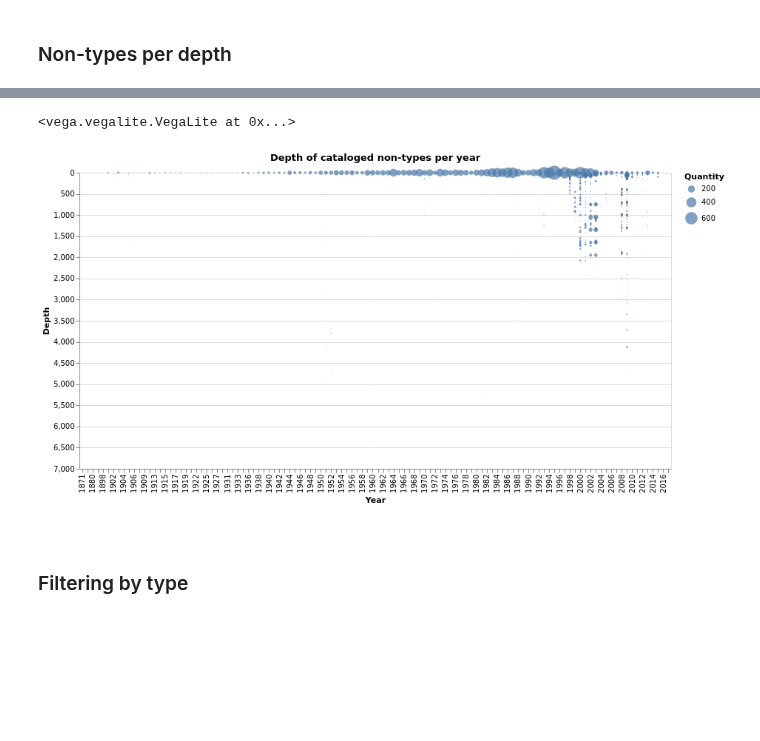
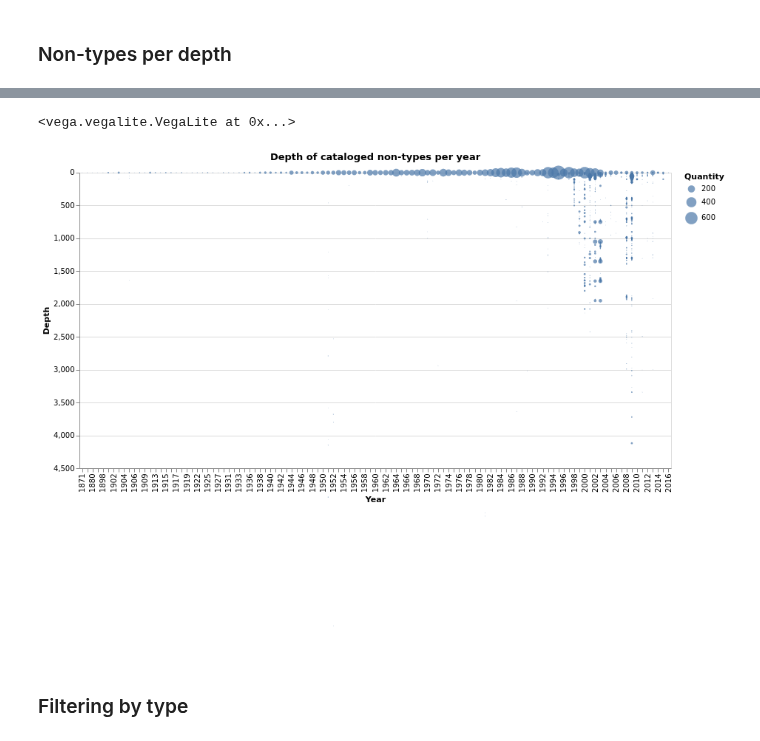
Before and after one commit to aslamedeiros/Vis_Zoo---Fase-1, a Jupyter notebook: depth.ipynb, the cells around one changed output, grey strips where cells are left out. Cells and saved outputs as stored; diff of their text form; code cells hidden in the pictures; blank space fills up the shorter version.

```diff
--- a/depth.ipynb
+++ b/depth.ipynb
@@ -441,0 +446,2 @@ t = t.groupby(['start_year', 'min_depth']).count()['count'].reset_index()
+# %%
+t = t[(t['start_year'] > 1800) & (t['start_year'] <= 2020)]
@@ -453,21 +474,21 @@ min_y = min(l)
 # %%
 # p.s.: I'm not considering the non-types
 g2 = alt.Chart(t, title='Depth of cataloged non-types per year',
               height=400, width=800).mark_circle().encode(
     x= alt.X('start_year', type='ordinal', title='Year'),
-    y= alt.Y('min_depth', type='quantitative', title='Depth', scale=alt.Scale(domain=[max_y,min_y])),
+    y= alt.Y('min_depth', type='quantitative', title='Depth', scale=alt.Scale(domain=[4500,min_y])), # limits
     size=alt.Size('count',type= 'quantitative', legend=alt.Legend(title='Quantity'))
 )
 
 # salvando o gráfico
-# g2.save('./depth/non-types_per_year.svg')
-# g2.save('./depth/non-types_per_year.png')
-# g2.save('./depth/non-types_per_year.html')
+g2.save('./depth/non-types_per_year.svg')
+g2.save('./depth/non-types_per_year.png')
+g2.save('./depth/non-types_per_year.html')
 
 g2
 # %% [output]
 <vega.vegalite.VegaLite at 0x...>
-[figure, old version]
+[figure, new version]
 # %% [markdown]
 <br>
 
```
Also changed, not shown: parts of 2 cells of this notebook, 50 other files.
